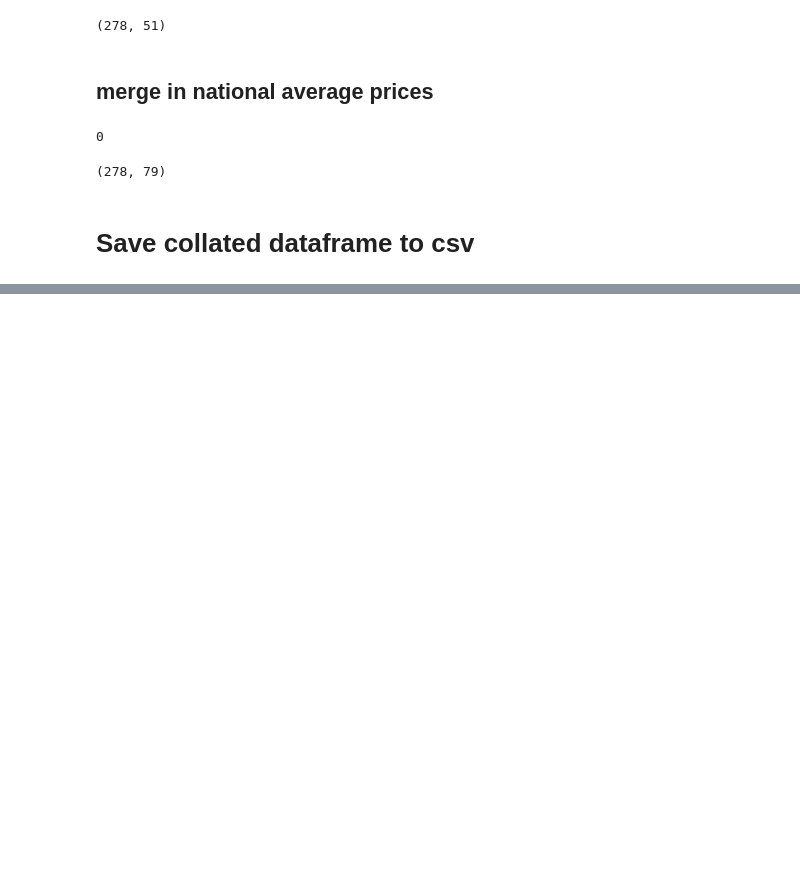
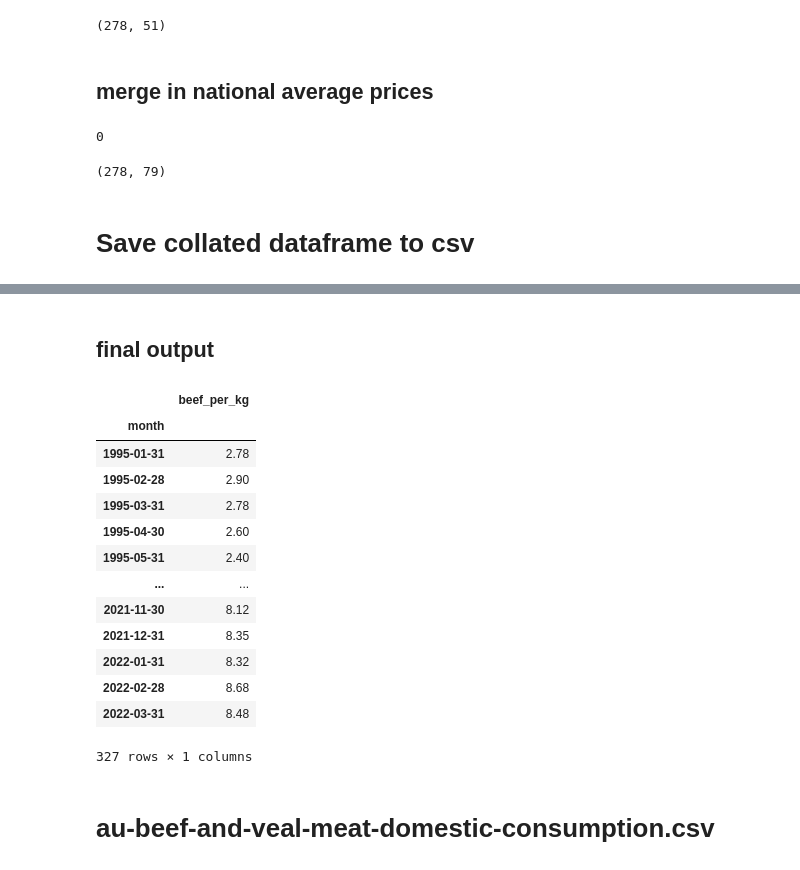
Before and after one commit to trentsteel777/CA2, a Jupyter notebook: DataPrep.ipynb, the cells around one changed output, grey strips where cells are left out. Cells and saved outputs as stored; diff of their text form; code cells hidden in the pictures; blank space fills up the shorter version.

```diff
--- a/DataPrep.ipynb
+++ b/DataPrep.ipynb
@@ -3694,0 +3732,4 @@ df_final.to_csv("df_final_irish_beef_feat_cols_and_target_values_1999-2022.csv",
+# %%
+df_beef_aus = df_beef_aus.rename(columns = {"price":"beef_per_kg"})
+# %%
+df_beef_aus["month"] = pd.to_datetime(df_beef_aus["month"], format='%b-%y') + MonthEnd(1)
@@ -3694,0 +3749,25 @@ df_final.to_csv("df_final_irish_beef_feat_cols_and_target_values_1999-2022.csv",
+# %%
+df_beef_aus = df_beef_aus.drop(["change"], axis=1)
+# %%
+df_beef_aus = df_beef_aus.set_index("month")
+# %% [markdown]
+## final output
+# %%
+df_beef_aus
+# %% [output]
+|  | beef_per_kg |
+| month |  |
+| 1995-01-31 | 2.78 |
+| 1995-02-28 | 2.90 |
+| 1995-03-31 | 2.78 |
+| 1995-04-30 | 2.60 |
+| 1995-05-31 | 2.40 |
+| ... | ... |
+| 2021-11-30 | 8.12 |
+| 2021-12-31 | 8.35 |
+| 2022-01-31 | 8.32 |
+| 2022-02-28 | 8.68 |
+| 2022-03-31 | 8.48 |
+327 rows × 1 columns
+# %% [markdown]
+# au-beef-and-veal-meat-domestic-consumption.csv
```
Also changed, not shown: parts of 8 cells of this notebook, 15 other files.
